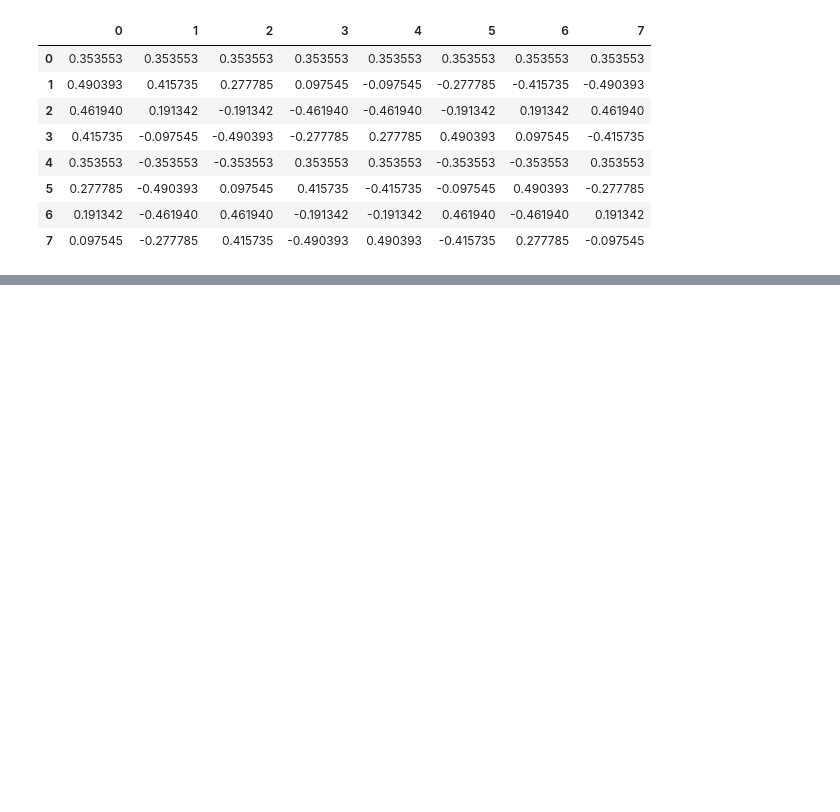
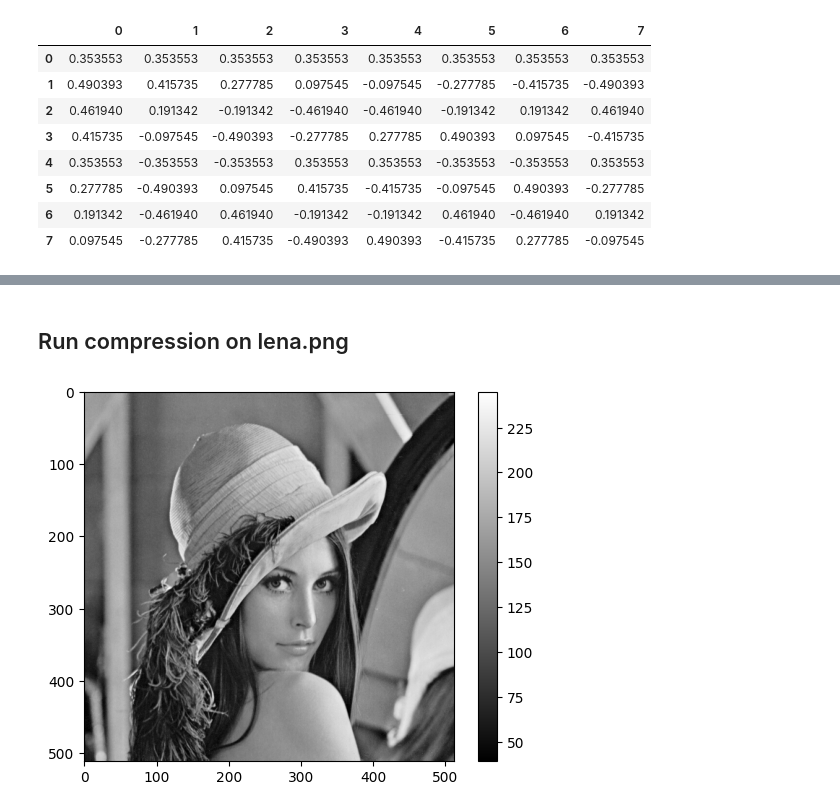
Before and after one commit to Pecneb/MMMIP_Assignments, a Jupyter notebook: Assignments/1st_Assignment.ipynb, the cells around one changed output, grey strips where cells are left out. Drawn from its saved outputs; the diff is of its cells as text; code cells hidden in the pictures; blank space fills up the shorter version.

```diff
--- a/Assignments/1st_Assignment.ipynb
+++ b/Assignments/1st_Assignment.ipynb
@@ -99,0 +102,15 @@ print(f"Mean absolute error: {error:.2f}")
+# %% [markdown]
+## Run compression on lena.png
+# %%
+import cv2
+
+# Load the image
+I = cv2.imread('../data/lena.png', cv2.IMREAD_GRAYSCALE)
+
+# Display the image
+plt.figure()
+plt.imshow(I, cmap='gray')
+plt.colorbar()
+plt.show()
+# %% [output]
+[figure, added]
```
Also changed, not shown: parts of 11 cells of this notebook, 33 other files.
